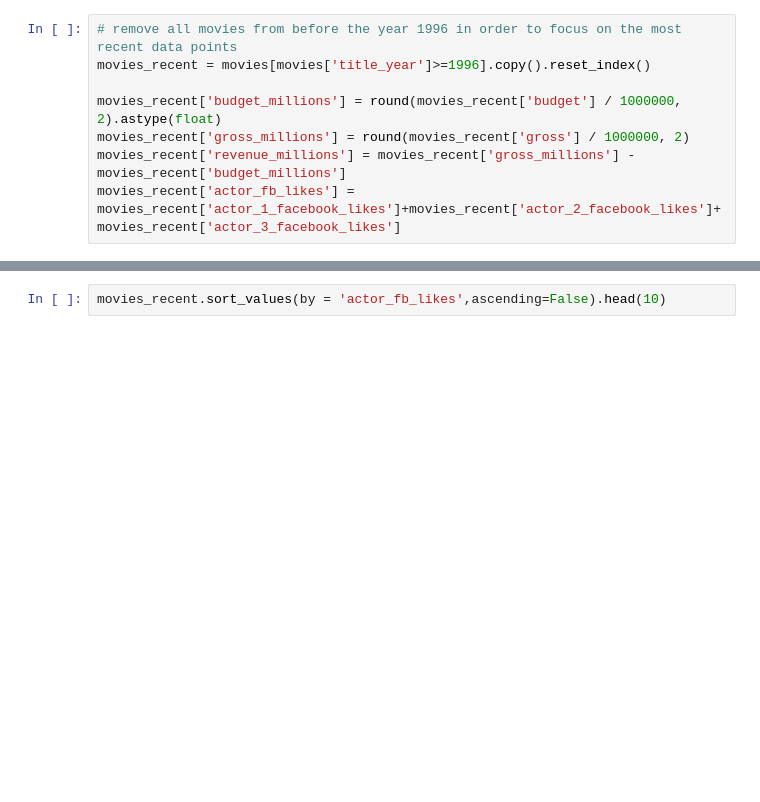
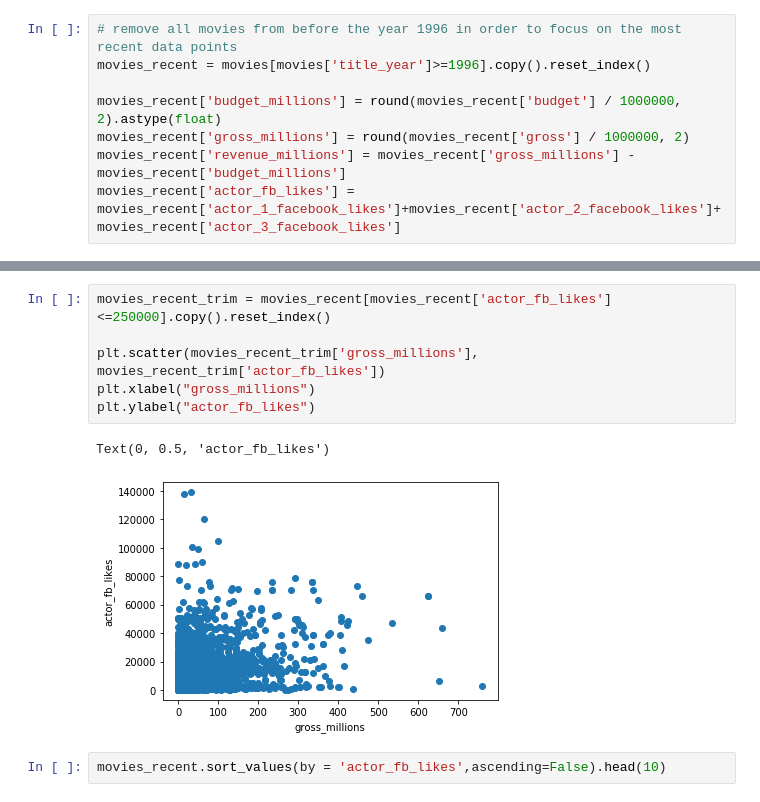
Before and after one commit to kristinkspanos/data_analysis_movie_studio, a Jupyter notebook: fb_likes_analysis.ipynb, the cells around one changed output, grey strips where cells are left out. Saved outputs shown, nothing was run; the diff lists cells and outputs as text; blank space fills up the shorter version.

```diff
--- a/fb_likes_analysis.ipynb
+++ b/fb_likes_analysis.ipynb
@@ -27,3 +29,12 @@ Text(0, 0.5, 'actor_fb_likes')
+# %%
+movies_recent_trim = movies_recent[movies_recent['actor_fb_likes']<=250000].copy().reset_index()
+
+plt.scatter(movies_recent_trim['gross_millions'], movies_recent_trim['actor_fb_likes'])
+plt.xlabel("gross_millions")
+plt.ylabel("actor_fb_likes")
+# %% [output]
+Text(0, 0.5, 'actor_fb_likes')
+[figure, added]
 # %%
 movies_recent.sort_values(by = 'actor_fb_likes',ascending=False).head(10)
 # %% [output]
```
Also changed, not shown: parts of 3 cells of this notebook, 10 other files.
